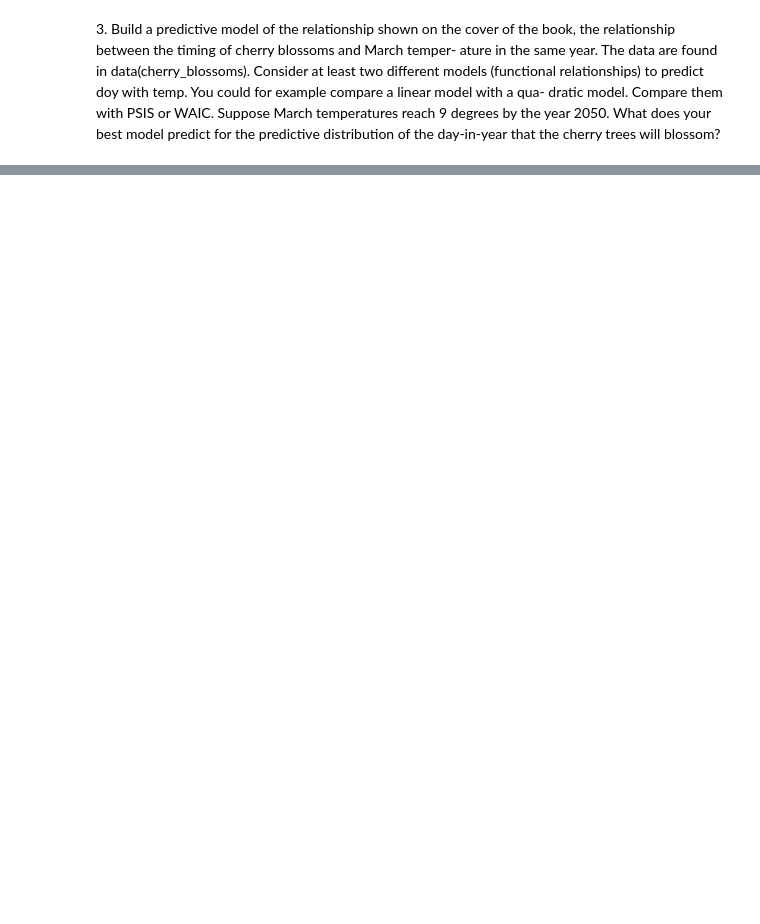
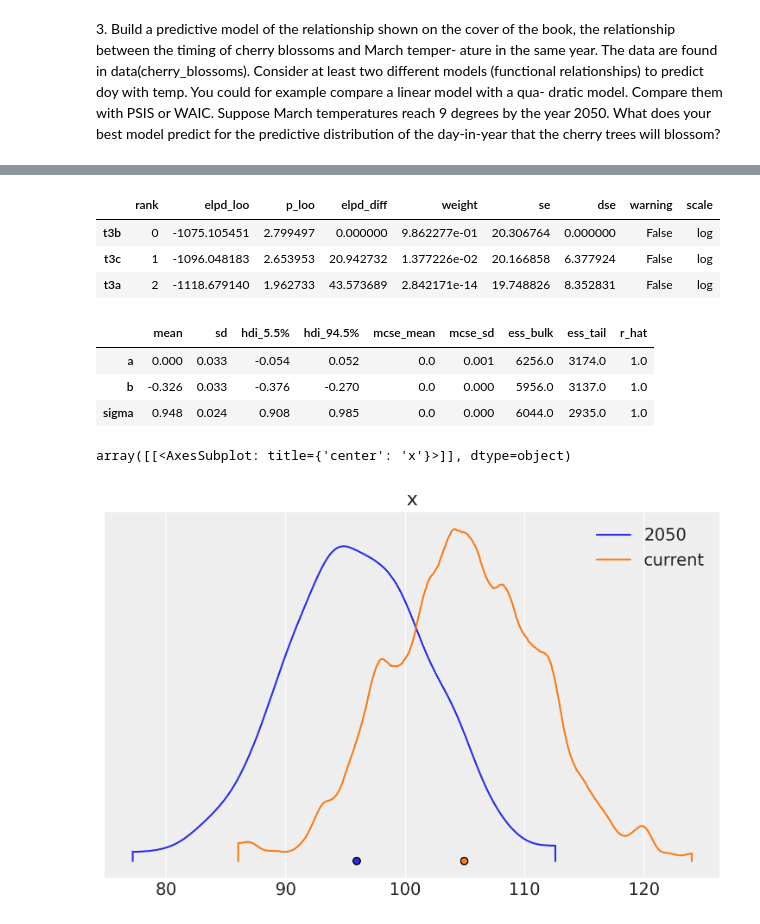
Before and after one commit to roland-hochmuth/stat_rethinking_2023, a Jupyter notebook: solutions/pymc/hw-4.ipynb, the cells around one changed output, grey strips where cells are left out. Drawn from its saved outputs; the diff is of its cells as text; code cells hidden in the pictures; blank space fills up the shorter version.

```diff
--- a/solutions/pymc/hw-4.ipynb
+++ b/solutions/pymc/hw-4.ipynb
@@ -289,0 +426,2 @@ Suppose March temperatures reach 9 degrees by the year 2050. What does your best
+# %%
+d.dropna(subset=["temp", "doy"], inplace=True)
@@ -289,0 +515,25 @@ Suppose March temperatures reach 9 degrees by the year 2050. What does your best
+# %%
+az.compare({"t3a": t3a, "t3b": t3b, "t3c": t3c})
+# %% [output]
+|  | rank | elpd_loo | p_loo | elpd_diff | weight | se | dse | warning | scale |
+| t3b | 0 | -1075.105451 | 2.799497 | 0.000000 | 9.862277e-01 | 20.306764 | 0.000000 | False | log |
+| t3c | 1 | -1096.048183 | 2.653953 | 20.942732 | 1.377226e-02 | 20.166858 | 6.377924 | False | log |
+| t3a | 2 | -1118.679140 | 1.962733 | 43.573689 | 2.842171e-14 | 19.748826 | 8.352831 | False | log |
+# %%
+az.summary(t3b)
+# %% [output]
+|  | mean | sd | hdi_5.5% | hdi_94.5% | mcse_mean | mcse_sd | ess_bulk | ess_tail | r_hat |
+| a | 0.000 | 0.033 | -0.054 | 0.052 | 0.0 | 0.001 | 6256.0 | 3174.0 | 1.0 |
+| b | -0.326 | 0.033 | -0.376 | -0.270 | 0.0 | 0.000 | 5956.0 | 3137.0 | 1.0 |
+| sigma | 0.948 | 0.024 | 0.908 | 0.985 | 0.0 | 0.000 | 6044.0 | 2935.0 | 1.0 |
+# %%
+t = (9. - d.temp.mean()) / d.temp.std()
+# %%
+values = np.random.normal(.001 -.327*t, .947, 1000)
+# %%
+values = values*d.doy.std() + d.doy.mean()
+# %%
+az.plot_density([values, d.doy.values], data_labels=["2050", "current"], hdi_prob=1.)
+# %% [output]
+array([[<AxesSubplot: title={'center': 'x'}>]], dtype=object)
+[figure, added]
```
Also changed, not shown: parts of 22 cells of this notebook.
